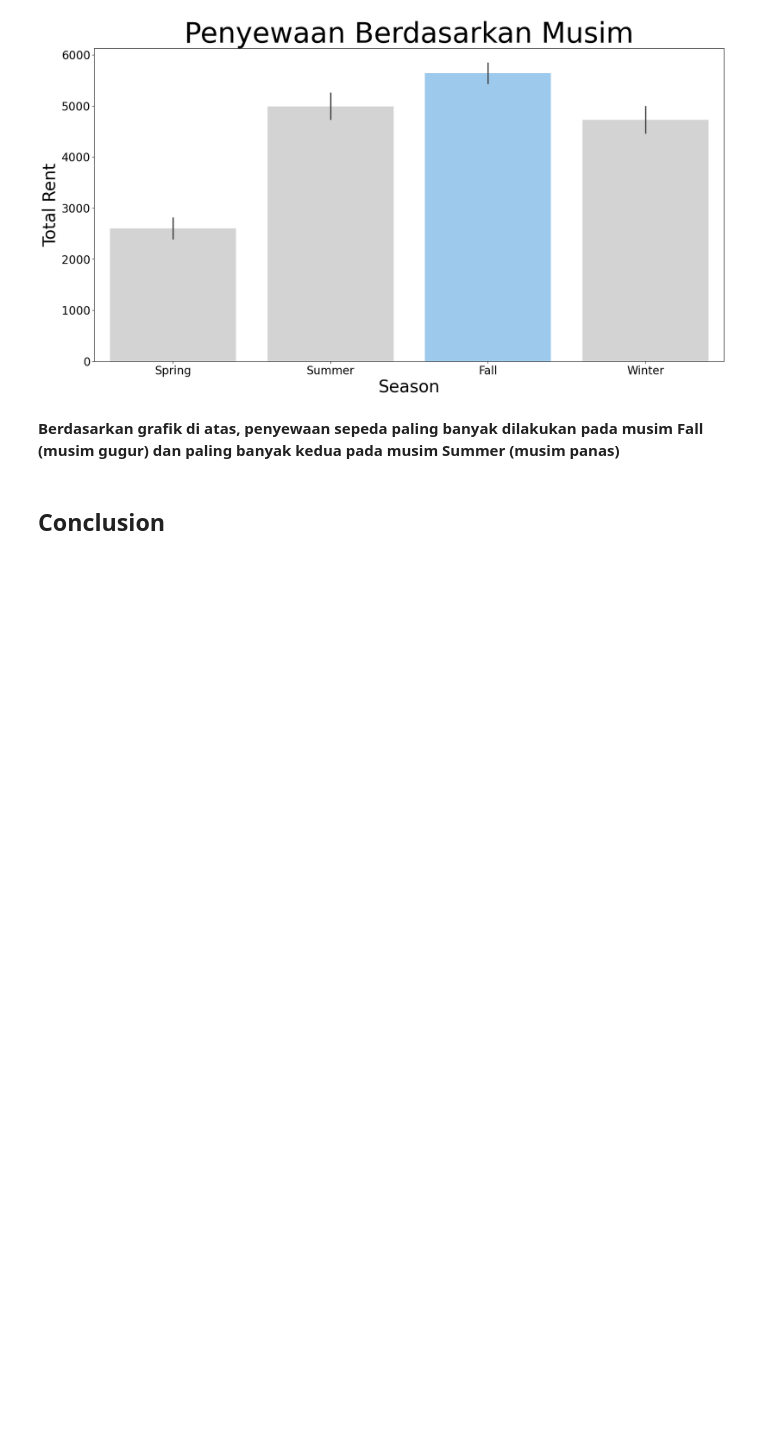
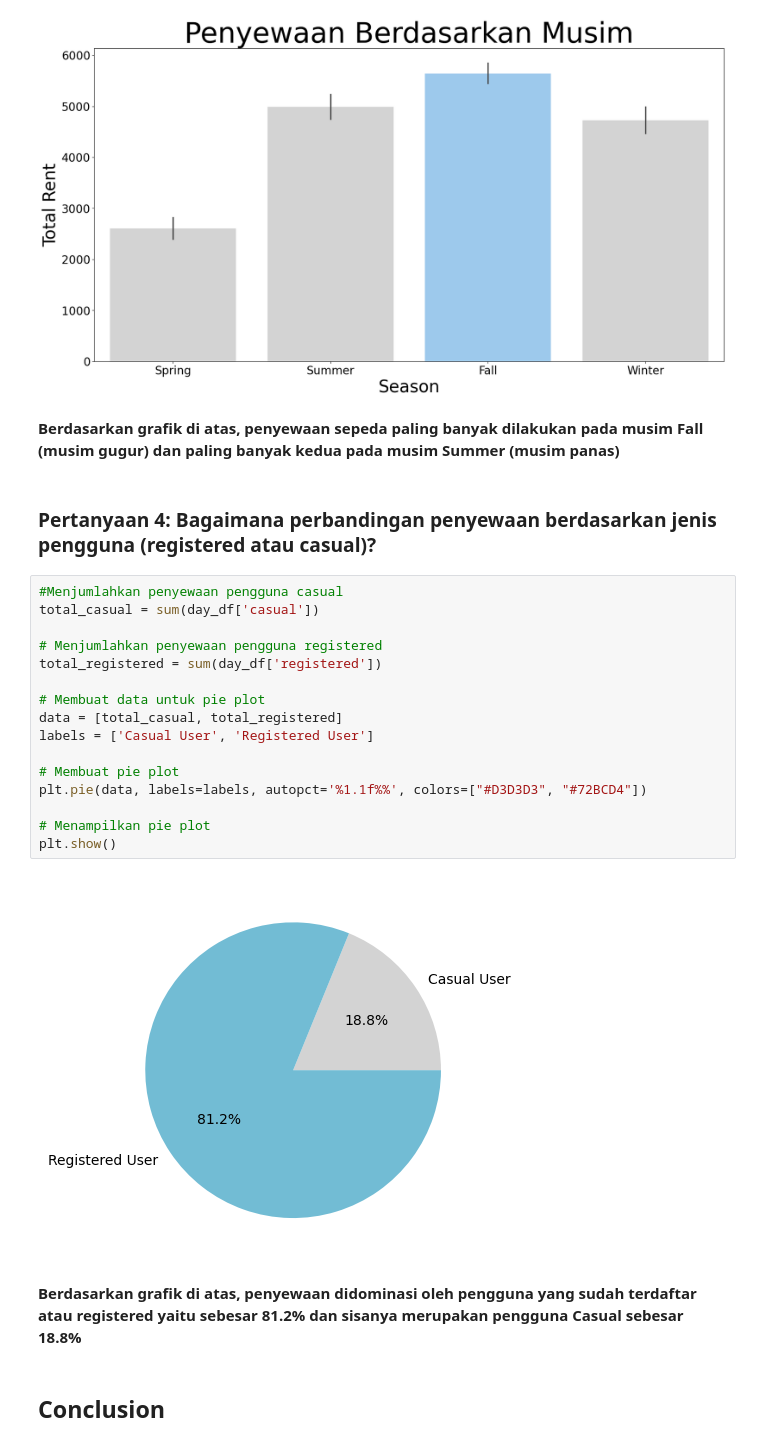
Before and after one commit to miftahuraziz/Proyek-Analisis-Data-Dicoding, a Jupyter notebook: notebook.ipynb, the cells around one changed output. Cells and saved outputs as stored; diff of their text form; blank space fills up the shorter version.

Commit message:
add user type vis & req.txt

```diff
--- a/notebook.ipynb
+++ b/notebook.ipynb
@@ -451,6 +464,28 @@ Passing `palette` without assigning `hue` is deprecated and will be removed in v
 [figure]
 # %% [markdown]
 **Berdasarkan grafik di atas, penyewaan sepeda paling banyak dilakukan pada musim Fall (musim gugur) dan paling banyak kedua pada musim Summer (musim panas)**
+# %% [markdown]
+### Pertanyaan 4: Bagaimana perbandingan penyewaan berdasarkan jenis pengguna (registered atau casual)?
+# %%
+#Menjumlahkan penyewaan pengguna casual
+total_casual = sum(day_df['casual'])
+
+# Menjumlahkan penyewaan pengguna registered
+total_registered = sum(day_df['registered'])
+
+# Membuat data untuk pie plot
+data = [total_casual, total_registered]
+labels = ['Casual User', 'Registered User']
+
+# Membuat pie plot
+plt.pie(data, labels=labels, autopct='%1.1f%%', colors=["#D3D3D3", "#72BCD4"])
+
+# Menampilkan pie plot
+plt.show()
+# %% [output]
+[figure, added]
+# %% [markdown]
+**Berdasarkan grafik di atas, penyewaan didominasi oleh pengguna yang sudah terdaftar atau registered yaitu sebesar 81.2% dan sisanya merupakan pengguna Casual sebesar 18.8%**
 # %% [markdown]
 ## Conclusion
 # %% [markdown]
```
Also changed, not shown: parts of 6 cells of this notebook, 1 other file.
